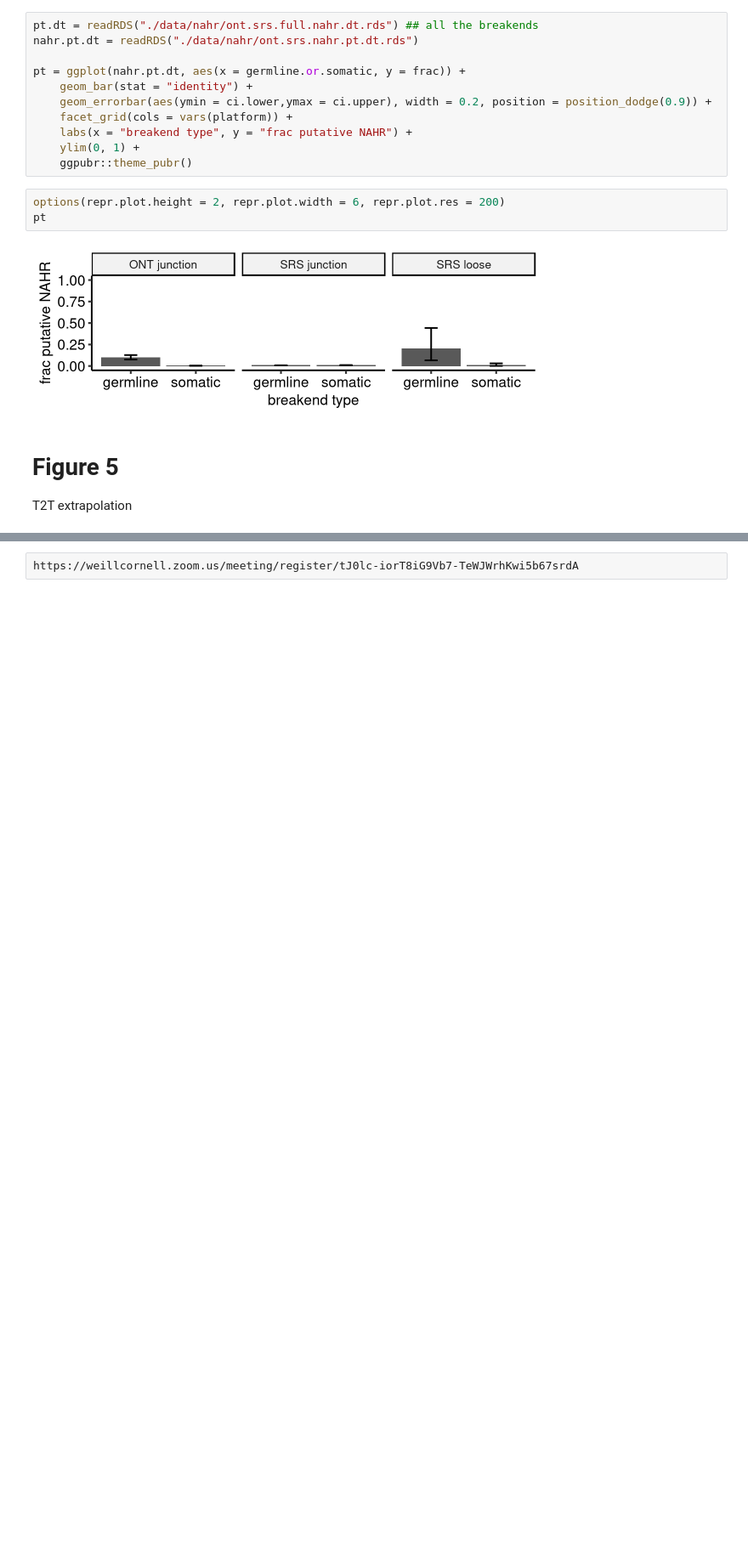
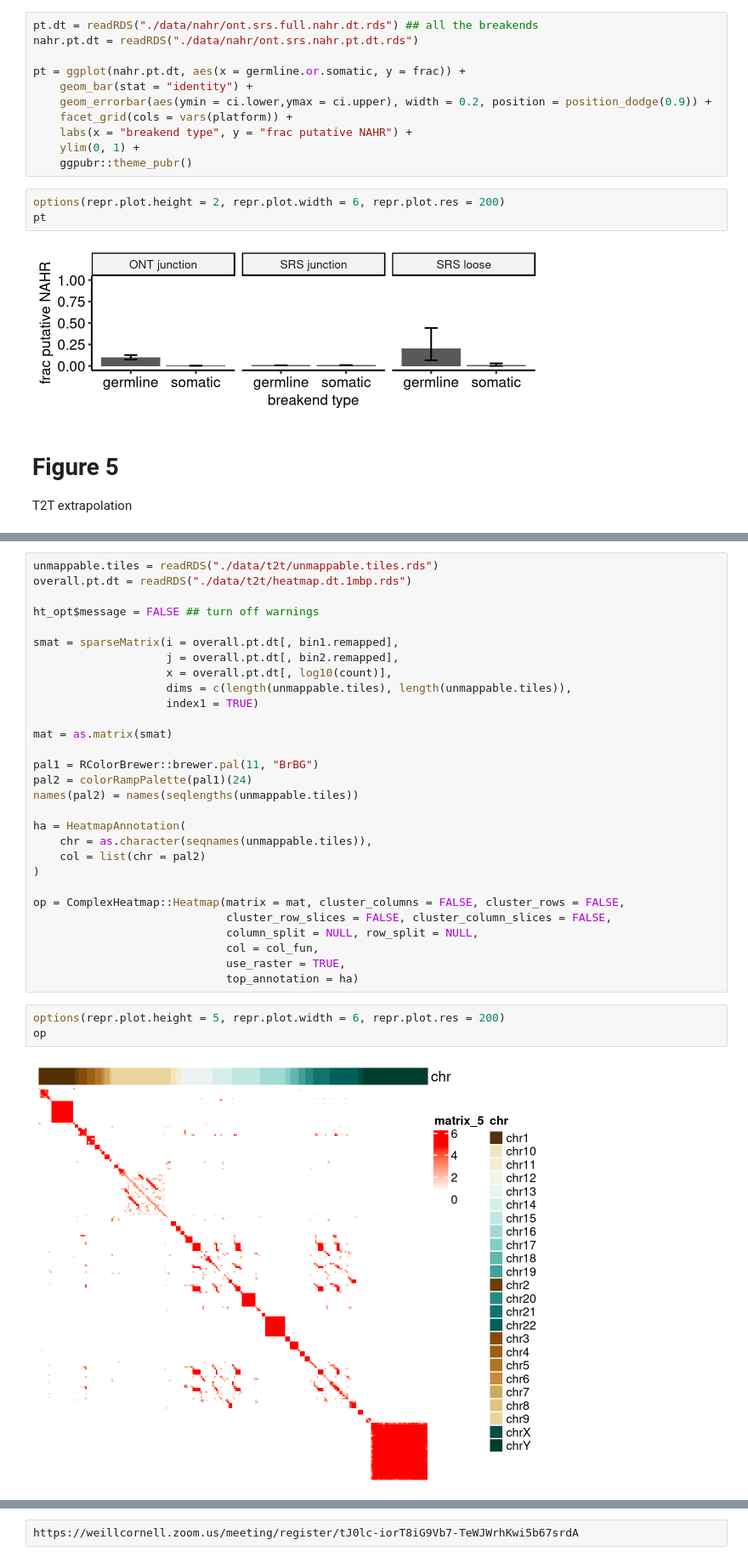
Before and after one commit to mskilab/loose_ends_2023, a Jupyter notebook: notebooks/figures.ipynb, the cells around one changed output, grey strips where cells are left out. Shown at 85% size. Saved outputs shown, nothing was run; the diff lists cells and outputs as text; blank space fills up the shorter version.

```diff
--- a/notebooks/figures.ipynb
+++ b/notebooks/figures.ipynb
@@ -741,0 +794,34 @@ T2T extrapolation
+# %%
+unmappable.tiles = readRDS("./data/t2t/unmappable.tiles.rds")
+overall.pt.dt = readRDS("./data/t2t/heatmap.dt.1mbp.rds")
+
+ht_opt$message = FALSE ## turn off warnings
+
+smat = sparseMatrix(i = overall.pt.dt[, bin1.remapped],
+                    j = overall.pt.dt[, bin2.remapped],
+                    x = overall.pt.dt[, log10(count)],
+                    dims = c(length(unmappable.tiles), length(unmappable.tiles)),
+                    index1 = TRUE)
+
+mat = as.matrix(smat)
+
+pal1 = RColorBrewer::brewer.pal(11, "BrBG")
+pal2 = colorRampPalette(pal1)(24)
+names(pal2) = names(seqlengths(unmappable.tiles))
+
+ha = HeatmapAnnotation(
+    chr = as.character(seqnames(unmappable.tiles)),
+    col = list(chr = pal2)
+)
+
+op = ComplexHeatmap::Heatmap(matrix = mat, cluster_columns = FALSE, cluster_rows = FALSE,
+                             cluster_row_slices = FALSE, cluster_column_slices = FALSE,
+                             column_split = NULL, row_split = NULL,
+                             col = col_fun,
+                             use_raster = TRUE,
+                             top_annotation = ha)
+# %%
+options(repr.plot.height = 5, repr.plot.width = 6, repr.plot.res = 200)
+op
+# %% [output]
+[figure, added]
```
Also changed, not shown: parts of 12 cells of this notebook.
